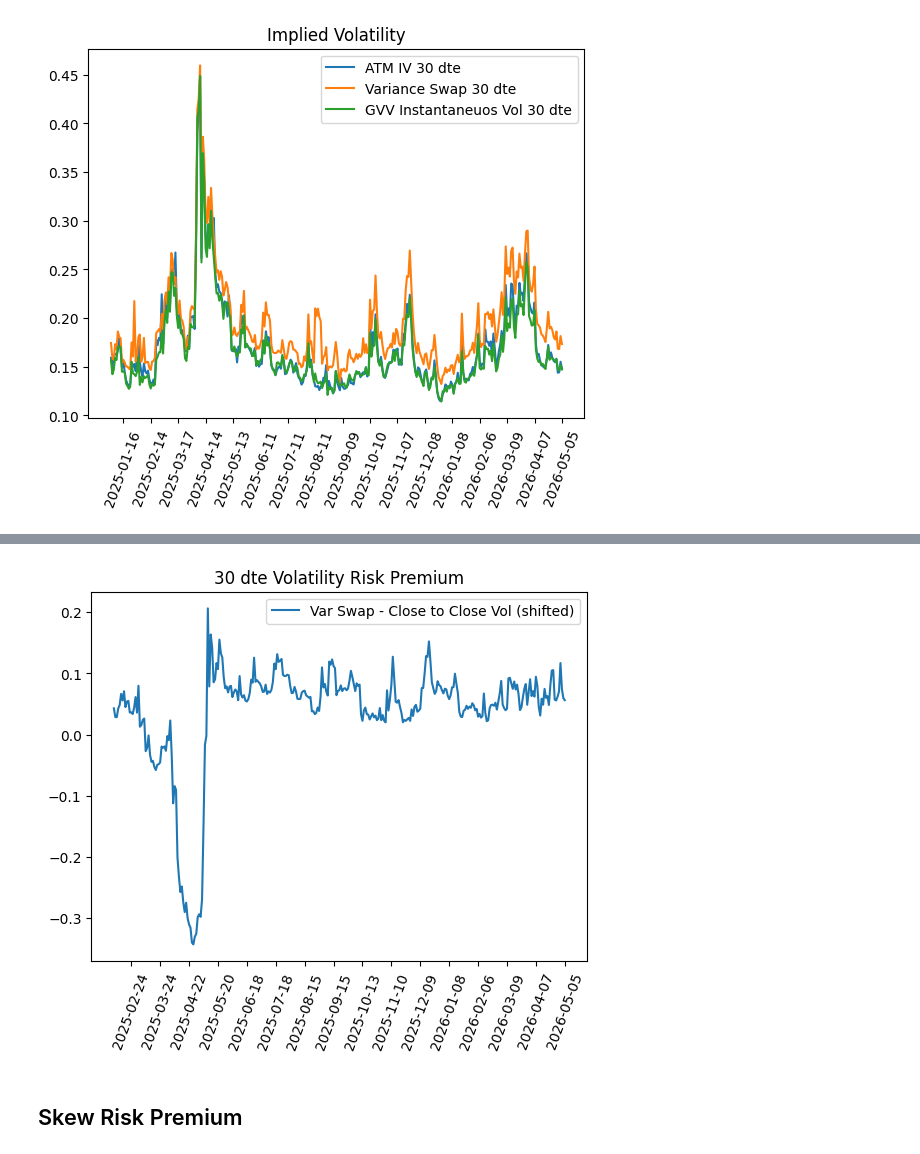
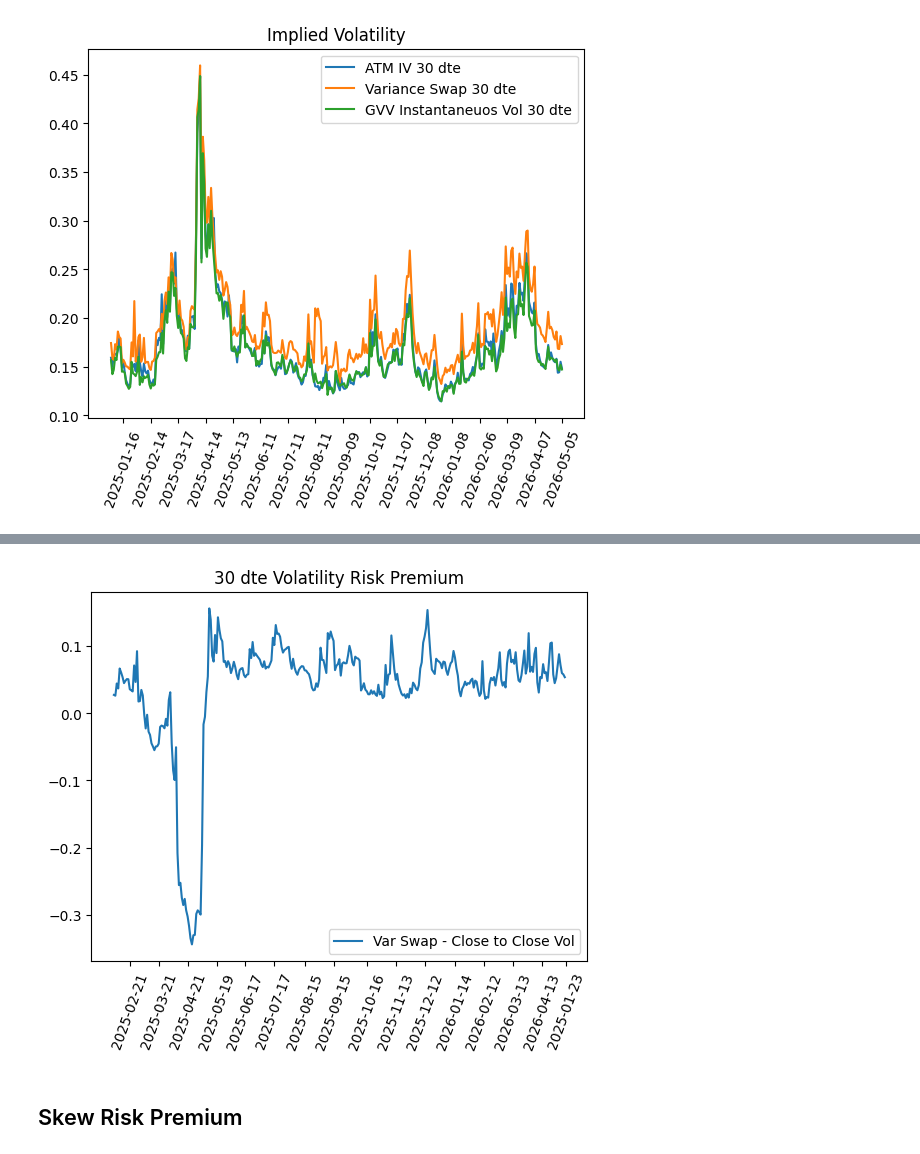
Before and after one commit to dibiasej/Volatility-Surface-Risk-Premiums, a Jupyter notebook: risk_premiums.ipynb, the cells around one changed output, grey strips where cells are left out. Cells and saved outputs as stored; diff of their text form; code cells hidden in the pictures.

```diff
--- a/risk_premiums.ipynb
+++ b/risk_premiums.ipynb
@@ -86,13 +95,13 @@ plt.show()
 # %%
-vrp = np.array(var_swaps[:-17]) - np.array(rvol)
+vrp = np.array(var_swaps[1:-16]) - np.array(rvol)
 
-plt.plot(rvol_dates, vrp, label="Var Swap - Close to Close Vol (shifted)")
+plt.plot(rvol_dates, vrp, label="Var Swap - Close to Close Vol")
 plt.title("30 dte Volatility Risk Premium")
-plt.xticks(rvol_dates[::-20], rotation=70)
+plt.xticks(vs_dates[1:-16][::-20], rotation=70)
 plt.legend()
 plt.show()
 # %% [output]
-[figure, old version]
+[figure, new version]
 # %% [markdown]
 ## Skew Risk Premium
 # %% [markdown]
```
Also changed, not shown: parts of 6 cells of this notebook.
